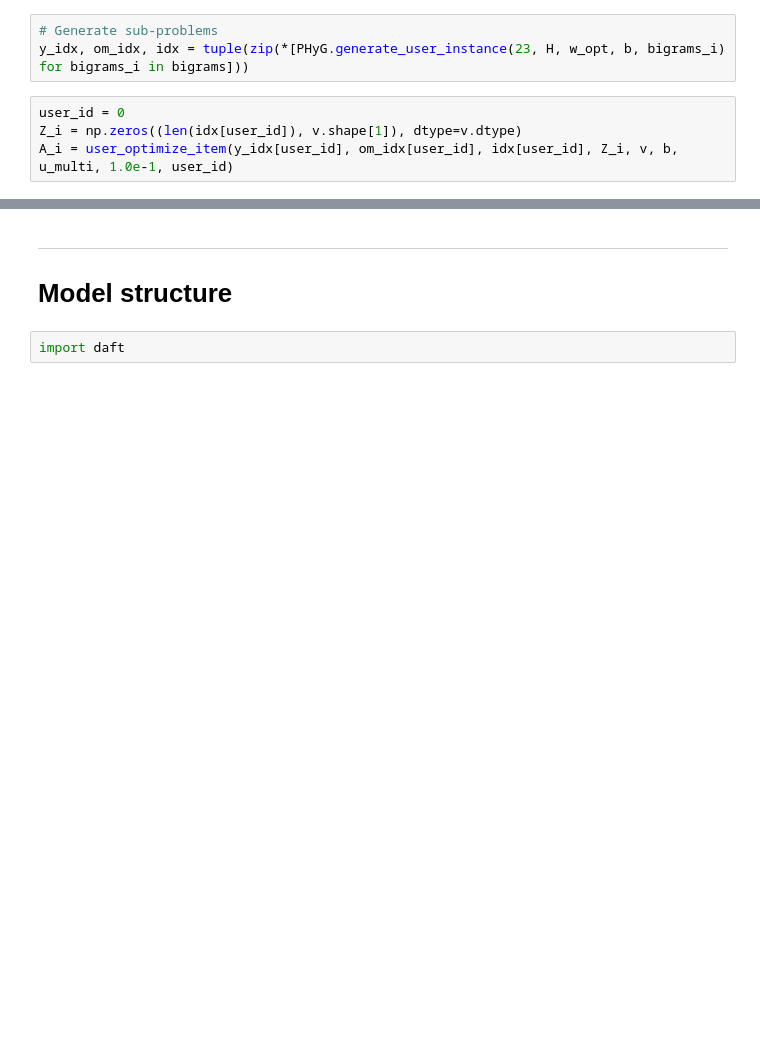
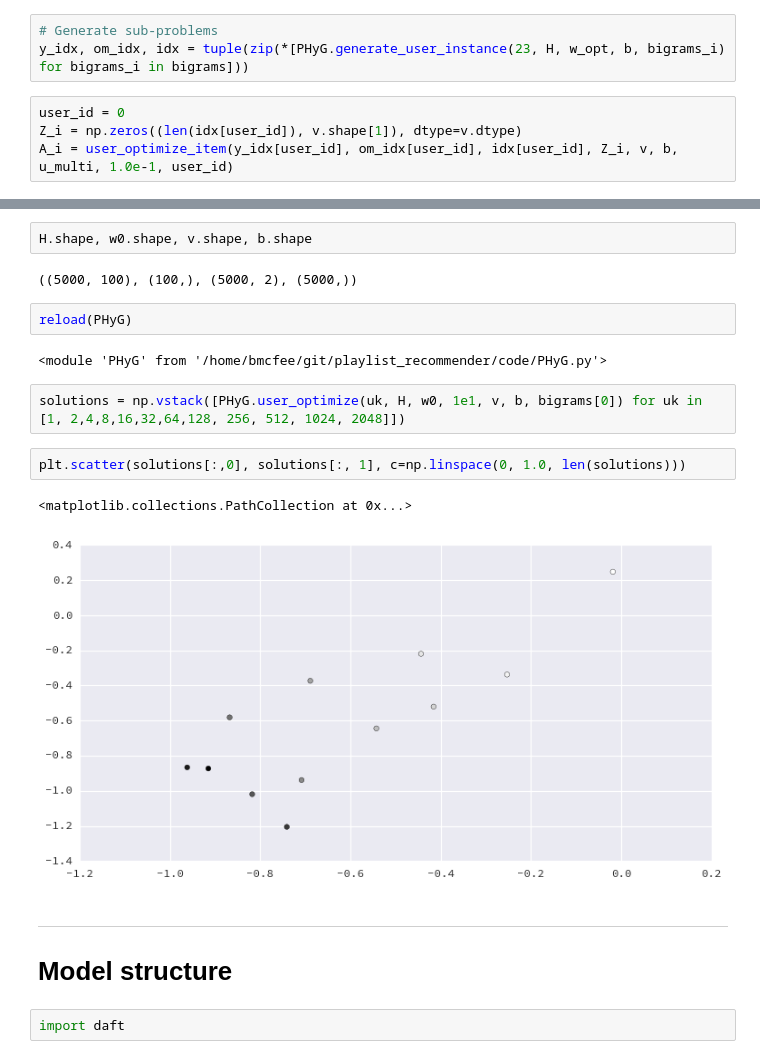
Before and after one commit to bmcfee/playlist_recommender, a Jupyter notebook: notes/Playlist recommender.ipynb, the cells around one changed output, grey strips where cells are left out. Drawn from its saved outputs; the diff is of its cells as text; blank space fills up the shorter version.

```diff
--- a/notes/Playlist recommender.ipynb
+++ b/notes/Playlist recommender.ipynb
@@ -753,3 +766,18 @@ plt.tight_layout()
+# %%
+H.shape, w0.shape, v.shape, b.shape
+# %% [output]
+((5000, 100), (100,), (5000, 2), (5000,))
+# %%
+reload(PHyG)
+# %% [output]
+<module 'PHyG' from '/home/bmcfee/git/playlist_recommender/code/PHyG.py'>
+# %%
+solutions = np.vstack([PHyG.user_optimize(uk, H, w0, 1e1, v, b, bigrams[0]) for uk in [1, 2,4,8,16,32,64,128, 256, 512, 1024, 2048]])
+# %%
+plt.scatter(solutions[:,0], solutions[:, 1], c=np.linspace(0, 1.0, len(solutions)))
+# %% [output]
+<matplotlib.collections.PathCollection at 0x...>
+[figure, added]
 # %% [markdown]
 ---
 # Model structure
```
Also changed, not shown: parts of 25 cells of this notebook, 2 other files.
